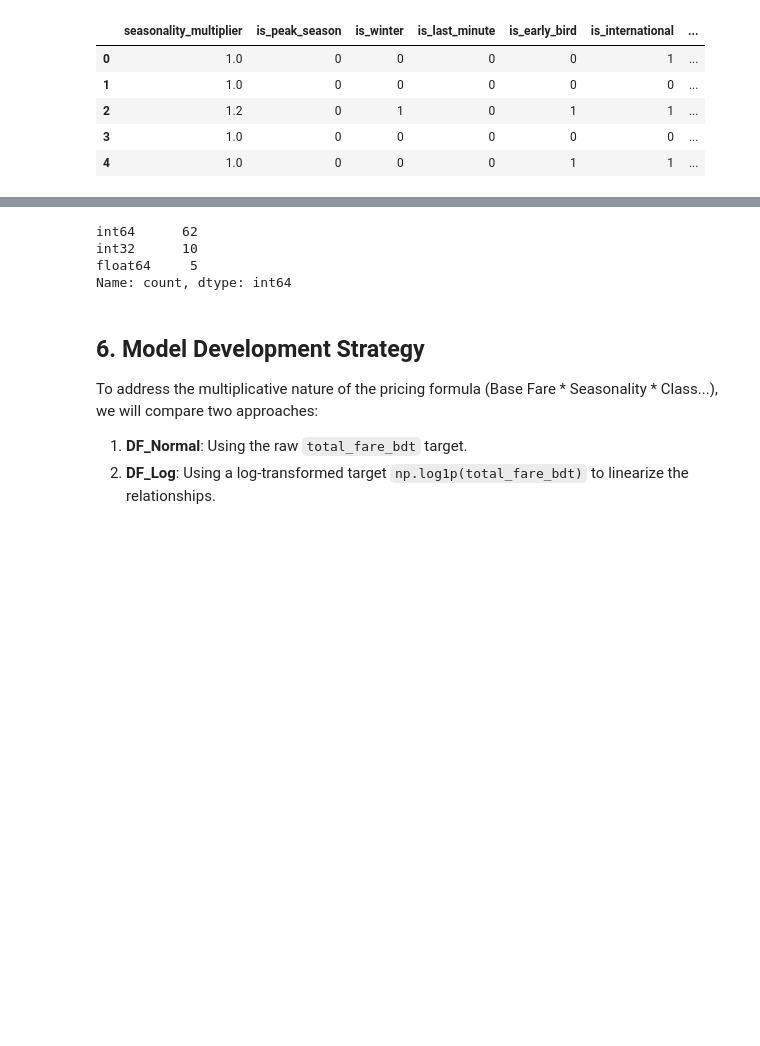
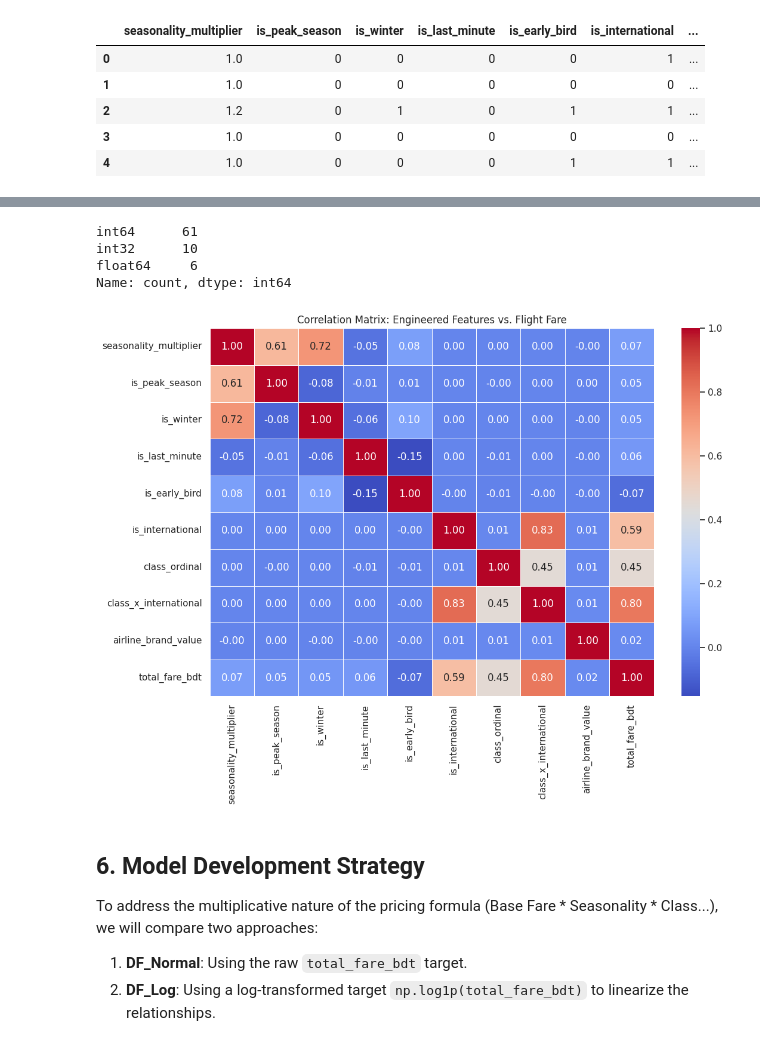
Before and after one commit to eli-bigman/flight-price-prediction, a Jupyter notebook: notebook.ipynb, the cells around one changed output, grey strips where cells are left out. Saved outputs shown, nothing was run; the diff lists cells and outputs as text; code cells hidden in the pictures; blank space fills up the shorter version.

```diff
--- a/notebook.ipynb
+++ b/notebook.ipynb
@@ -224,11 +213,3 @@ source              0.001662
 airline             0.000169
 booking_source      0.000000
 dtype: float64
-# %%
-cols_to_drop = [
-    'booking_source',
-]
-
-df.drop(columns=cols_to_drop, inplace=True, errors='ignore')
-
-df.head()
@@ -473,27 +438,31 @@ df_encoded.head()
 # %%
 # List of columns that are either strings or have been fully replaced by new features
-cols_to_finish = [
+cols_to_drop = [
     'seasonality',
     'class',
     'source',
     'destination',
     'departure_date_and_time',
     'arrival_date_and_time',
-    'airline',
+    # 'airline',
     'source',
     'destination',
-    'aircraft_type'
+    'aircraft_type',
+    'source_name',
+    'destination_name',
+    'stopovers',
+    'booking_source'
 ]
 
 # Drop them to keep the dataset purely numeric
-df_encoded.drop(columns=cols_to_finish, inplace=True, errors='ignore')
+df_encoded.drop(columns=cols_to_drop, inplace=True, errors='ignore')
 
 # Final check: Ensure no 'object' or 'str' types remain
 print(df_encoded.dtypes.value_counts())
 
 df_model = df_encoded.copy()
 # %% [output]
-int64      62
+int64      61
 int32      10
-float64     5
+float64     6
 Name: count, dtype: int64
@@ -500,3 +476,21 @@ Name: count, dtype: int64
+# %%
+
+engineered_features = [
+    'seasonality_multiplier', 'is_peak_season', 'is_winter',
+    'is_last_minute', 'is_early_bird', 'is_international',
+    'class_ordinal', 'class_x_international', 'airline_brand_value'
+]
+
+
+correlation_results = df_encoded[engineered_features + ['total_fare_bdt']].corr(numeric_only=True)
+
+
+plt.figure(figsize=(12, 8))
+sns.heatmap(correlation_results, annot=True, cmap='coolwarm', fmt=".2f", linewidths=0.5)
+plt.title("Correlation Matrix: Engineered Features vs. Flight Fare")
+plt.show()
+# %% [output]
+[figure, added]
 # %% [markdown]
 ## 6. Model Development Strategy
 To address the multiplicative nature of the pricing formula (Base Fare * Seasonality * Class...), we will compare two approaches:
```
Also changed, not shown: parts of 43 cells of this notebook.
